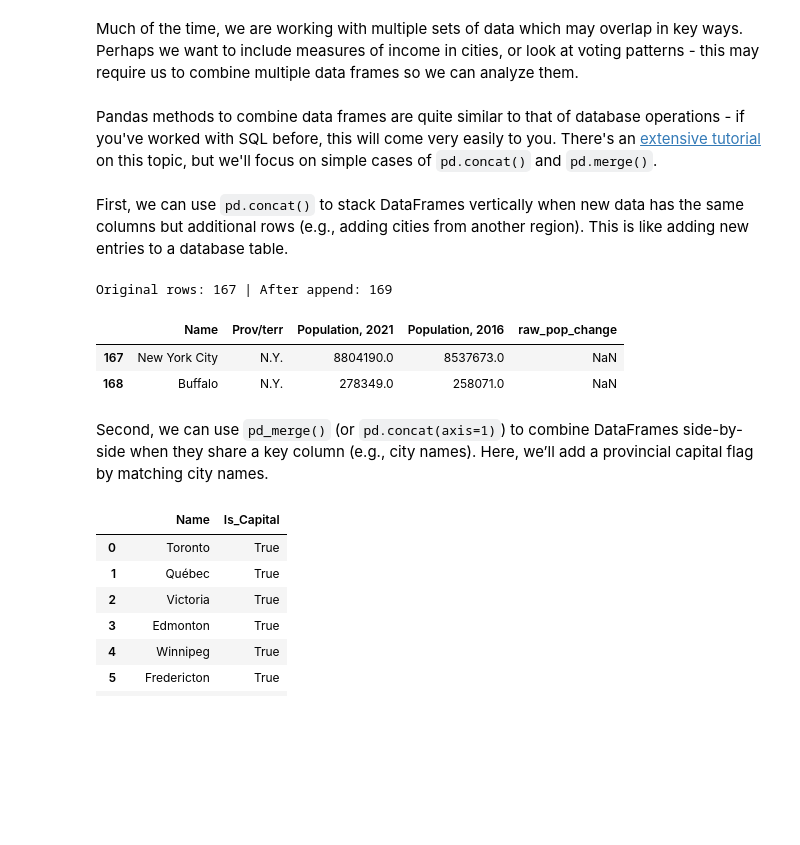
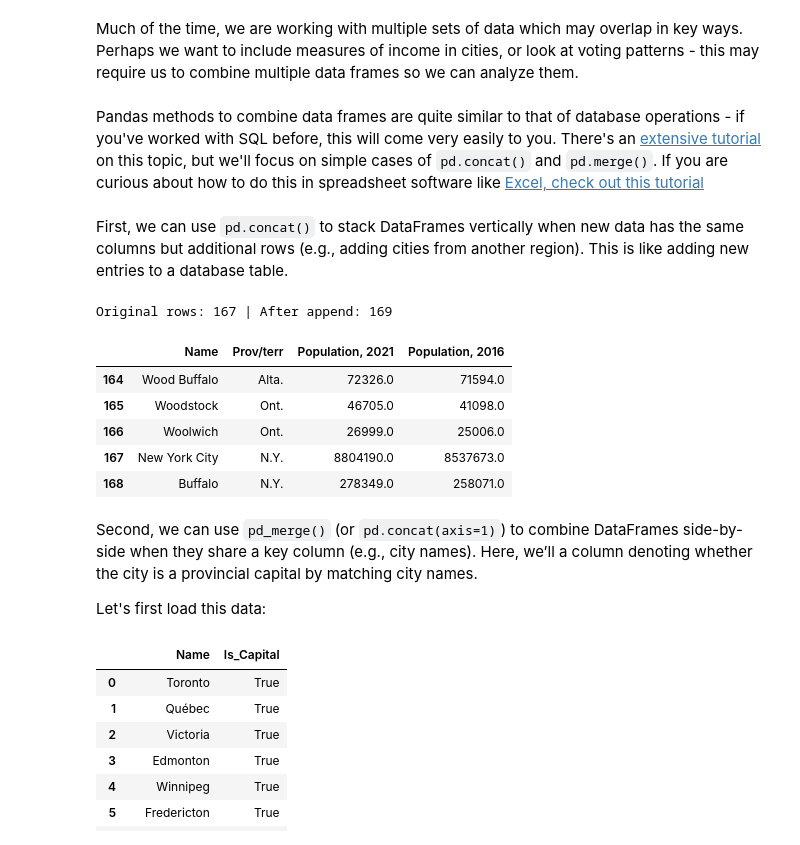
Before and after one commit to schoolofcities/urban-data-storytelling, a Jupyter notebook: urban-data-analytics/3-data-analytics-and-processing/data-analytics-and-processing.ipynb, the cells around one changed output. Cells and saved outputs as stored; diff of their text form; code cells hidden in the pictures; blank space fills up the shorter version.

```diff
--- a/urban-data-analytics/3-data-analytics-and-processing/data-analytics-and-processing.ipynb
+++ b/urban-data-analytics/3-data-analytics-and-processing/data-analytics-and-processing.ipynb
@@ -205,4 +255,4 @@ We can add or delete columns as needed. Let's first add a column which shows the
 # %%
-df["raw_pop_change"] = df["Population, 2021"] - df["Population, 2016"]
-df.sort_values("raw_pop_change").tail(5)
+df["pop_change"] = df["Population, 2021"] - df["Population, 2016"]
+df.sort_values("pop_change", ascending = False).head(5)
 # %% [output]
@@ -221,25 +271,30 @@ Now let's clear these new columns out using [drop](https://pandas.pydata.org/doc
-# %%
-df = df.drop(columns=['raw_pop_change', 'pct_pop_change'])
+# %%
+df = df.drop(columns=['pop_change', 'pct_pop_change'])
 # %% [markdown]
 ### Concatenating and joining tables
 # %% [markdown]
 Much of the time, we are working with multiple sets of data which may overlap in key ways. Perhaps we want to include measures of income in cities, or look at voting patterns - this may require us to combine multiple data frames so we can analyze them.
 # %% [markdown]
-Pandas methods to combine data frames are quite similar to that of database operations - if you've worked with SQL before, this will come very easily to you. There's an [extensive tutorial](https://pandas.pydata.org/docs/user_guide/merging.html#concat) on this topic, but we'll focus on simple cases of `pd.concat()` and `pd.merge()`.
+Pandas methods to combine data frames are quite similar to that of database operations - if you've worked with SQL before, this will come very easily to you. There's an [extensive tutorial](https://pandas.pydata.org/docs/user_guide/merging.html#concat) on this topic, but we'll focus on simple cases of `pd.concat()` and `pd.merge()`. If you are curious about how to do this in spreadsheet software like [Excel, check out this tutorial](https://www.exceldemy.com/merge-two-tables-in-excel/)
 # %% [markdown]
 First, we can use `pd.concat()` to stack DataFrames vertically when new data has the same columns but additional rows (e.g., adding cities from another region). This is like adding new entries to a database table.
 # %%
 df_ny_cities = pd.read_csv("./data/new_york_cities.csv")
 combined = pd.concat([df, df_ny_cities], ignore_index=True)
 print("Original rows:", len(df), "| After append:", len(combined))
-display(combined.tail(2))  # Show new rows
+display(combined.tail(5))  # Show new rows
 # %% [output]
 Original rows: 167 | After append: 169
-|  | Name | Prov/terr | Population, 2021 | Population, 2016 | raw_pop_change |
-| 167 | New York City | N.Y. | 8804190.0 | 8537673.0 | NaN |
-| 168 | Buffalo | N.Y. | 278349.0 | 258071.0 | NaN |
+|  | Name | Prov/terr | Population, 2021 | Population, 2016 |
+| 164 | Wood Buffalo | Alta. | 72326.0 | 71594.0 |
+| 165 | Woodstock | Ont. | 46705.0 | 41098.0 |
+| 166 | Woolwich | Ont. | 26999.0 | 25006.0 |
+| 167 | New York City | N.Y. | 8804190.0 | 8537673.0 |
+| 168 | Buffalo | N.Y. | 278349.0 | 258071.0 |
 # %% [markdown]
-Second, we can use `pd_merge()` (or `pd.concat(axis=1)`) to combine DataFrames side-by-side when they share a key column (e.g., city names). Here, we’ll add a provincial capital flag by matching city names.
+Second, we can use `pd_merge()` (or `pd.concat(axis=1)`) to combine DataFrames side-by-side when they share a key column (e.g., city names). Here, we’ll a column denoting whether the city is a provincial capital by matching city names.
+
+Let's first load this data:
 # %%
 df_capitals = pd.read_csv('./data/capitals.csv')
 df_capitals
```
Also changed, not shown: parts of 46 cells of this notebook.
